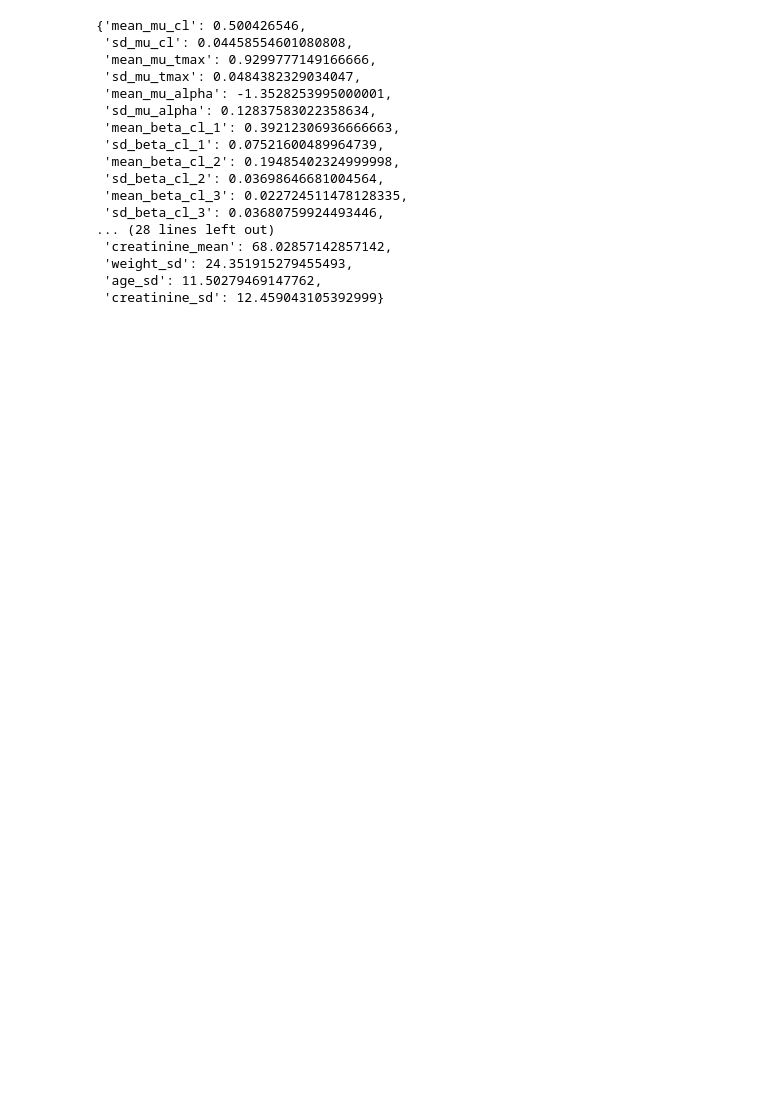
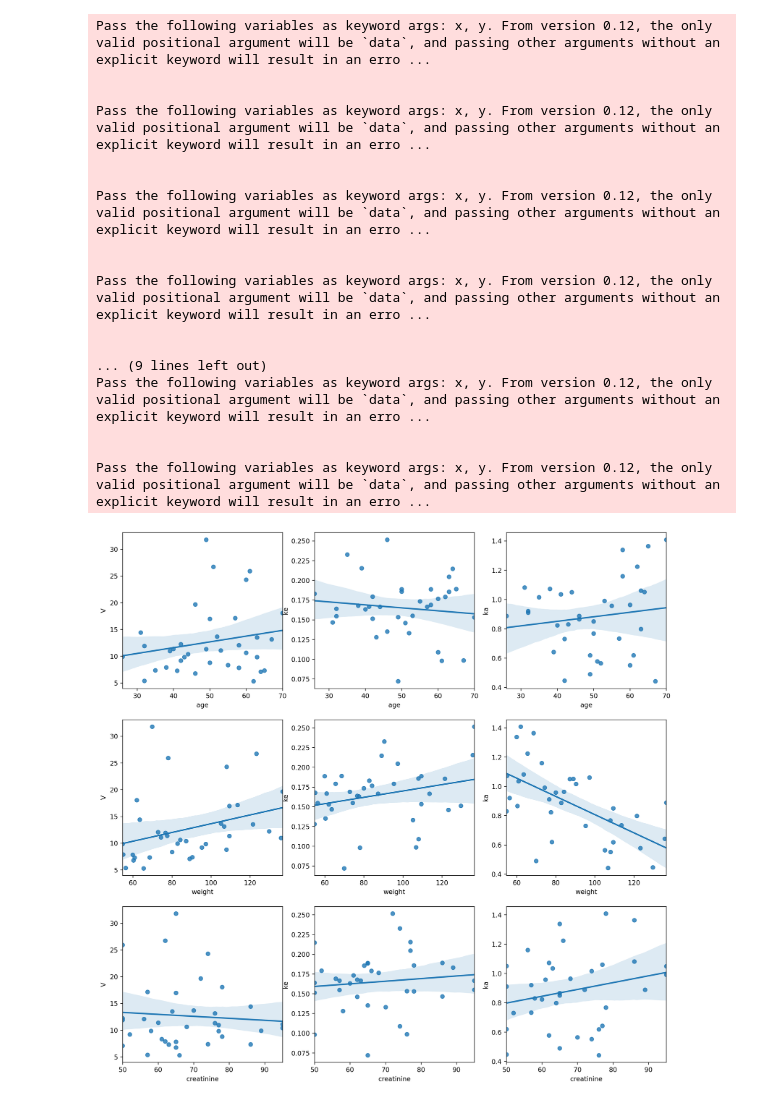
Before and after one commit to Dpananos/PKBayes2py, a Jupyter notebook: Untitled3.ipynb, the cells around one changed output. Drawn from its saved outputs; the diff is of its cells as text; code cells hidden in the pictures; blank space fills up the shorter version.

```diff
--- a/Untitled3.ipynb
+++ b/Untitled3.ipynb
@@ -1,26 +1 @@
-# %%
-import pickle
-
-with open('data/generated_data/param_summary.pkl', 'rb') as file:
-    x = pickle.load(file)
-
-x
-# %% [output]
-{'mean_mu_cl': 0.500426546,
- 'sd_mu_cl': 0.04458554601080808,
- 'mean_mu_tmax': 0.9299777149166666,
- 'sd_mu_tmax': 0.0484382329034047,
- 'mean_mu_alpha': -1.3528253995000001,
- 'sd_mu_alpha': 0.12837583022358634,
- 'mean_beta_cl_1': 0.39212306936666663,
- 'sd_beta_cl_1': 0.07521600489964739,
- 'mean_beta_cl_2': 0.19485402324999998,
- 'sd_beta_cl_2': 0.03698646681004564,
- 'mean_beta_cl_3': 0.022724511478128335,
- 'sd_beta_cl_3': 0.03680759924493446,
-... (28 lines left out)
- 'creatinine_mean': 68.02857142857142,
- 'weight_sd': 24.351915279455493,
- 'age_sd': 11.50279469147762,
- 'creatinine_sd': 12.459043105392999}
 # %%
@@ -27,0 +10,51 @@ x
+# %%
+fit, model_data = fit_original_model()
+# %%
+d = arviz.from_cmdstanpy(fit)
+# %%
+Cl = d.posterior['Cl'].to_dataframe().groupby(level = 2).mean().values
+ke = d.posterior['ke'].to_dataframe().groupby(level = 2).mean().values
+ka = d.posterior['ka'].to_dataframe().groupby(level = 2).mean().values
+V = Cl/ke
+
+df = pd.DataFrame({
+    'V':V.ravel(),
+    'ke':ke.ravel(),
+    'ka':ka.ravel(),
+    'sex':model_data['sex'],
+    'age':model_data['age'],
+    'weight': model_data['weight'],
+    'creatinine': model_data['creatinine']
+
+})
+# %%
+xvars = ['age','weight','creatinine']
+yvars = ['V','ke','ka']
+xy = product(xvars, yvars)
+fig, ax = plt.subplots(3, 3, dpi = 240, figsize = (15, 15))
+ax = ax.ravel()
+for i, (x, y) in enumerate(list(xy)):
+
+    sns.regplot(df[x], df[y], ax = ax[i])
+    ax[i].set_xlabel(x)
+    ax[i].set_ylabel(y)
+plt.savefig('/Users/demetri/Desktop/params.png')
+# %% [output]
+Pass the following variables as keyword args: x, y. From version 0.12, the only valid positional argument will be `data`, and passing other arguments without an explicit keyword will result in an erro ...
+
+
+Pass the following variables as keyword args: x, y. From version 0.12, the only valid positional argument will be `data`, and passing other arguments without an explicit keyword will result in an erro ...
+
+
+Pass the following variables as keyword args: x, y. From version 0.12, the only valid positional argument will be `data`, and passing other arguments without an explicit keyword will result in an erro ...
+
+
+Pass the following variables as keyword args: x, y. From version 0.12, the only valid positional argument will be `data`, and passing other arguments without an explicit keyword will result in an erro ...
+
+
+... (9 lines left out)
+Pass the following variables as keyword args: x, y. From version 0.12, the only valid positional argument will be `data`, and passing other arguments without an explicit keyword will result in an erro ...
+
+
+Pass the following variables as keyword args: x, y. From version 0.12, the only valid positional argument will be `data`, and passing other arguments without an explicit keyword will result in an erro ...
+[figure, added]
```
Also changed, not shown: parts of 3 cells of this notebook, 7 other files.
